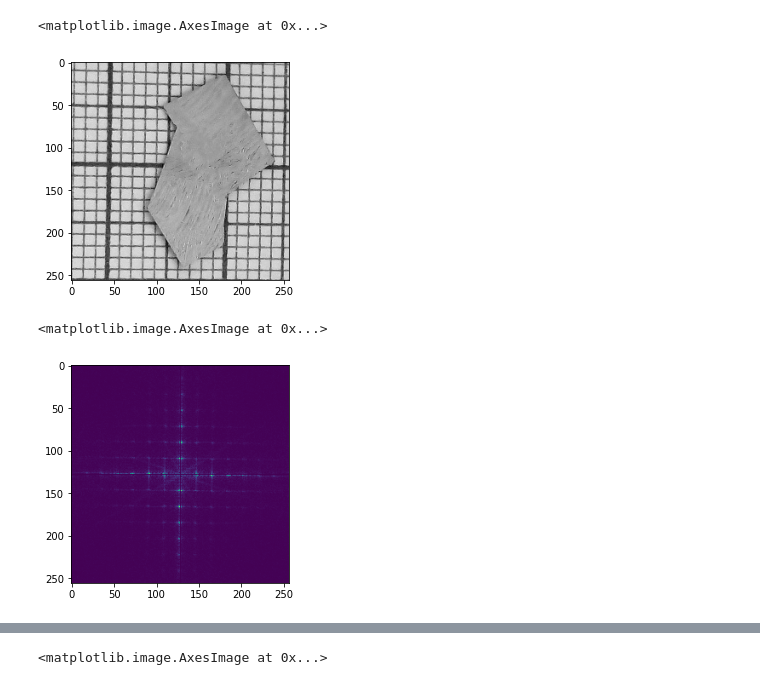
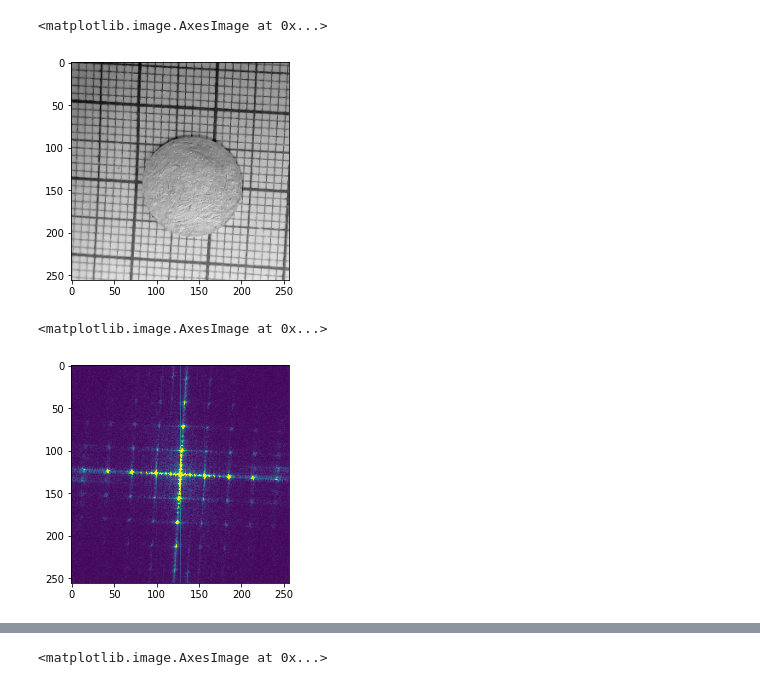
Before and after one commit to JairoSSantos/PAC-project, a Jupyter notebook: cnn/scale-detection.ipynb, the cells around one changed output, grey strips where cells are left out. Saved outputs shown, nothing was run; the diff lists cells and outputs as text; code cells hidden in the pictures.

```diff
--- a/cnn/scale-detection.ipynb
+++ b/cnn/scale-detection.ipynb
@@ -60,13 +64,13 @@ def pixel_scale_1d(sig1d:np.array):
 
     return np.abs(freqs[P][0])
 # %%
-#image = by_id(150)
-image = random_images()[0]
+image = by_id(93)
+#image = random_images()[0]
 img = rgb2gray(image)
 plt.imshow(img, cmap='gray')
 # %% [output]
 <matplotlib.image.AxesImage at 0x...>
-[figure, old version]
+[figure, new version]
 # %%
 ifft = fft2d(img)
 fft = np.abs(ifft)
@@ -74,11 +78,10 @@ freqs = np.stack(np.meshgrid(
     np.fft.ifftshift(np.fft.fftfreq(img.shape[0])),
     np.fft.ifftshift(np.fft.fftfreq(img.shape[1]))
 ), axis=2)
-fftfilter = freqs != np.zeros(freqs.shape)
-plt.imshow(np.where(fftfilter[:, :, 0] & fftfilter[:, :, 1], fft, 0))
+plt.imshow(fft, vmax=fft.max()*0.005)
 # %% [output]
 <matplotlib.image.AxesImage at 0x...>
-[figure, old version]
+[figure, new version]
 # %%
 Fx, Fy = pixel_scale(img)
 Fx, Fy
```
Also changed, not shown: parts of 8 cells of this notebook, 4 other files.
